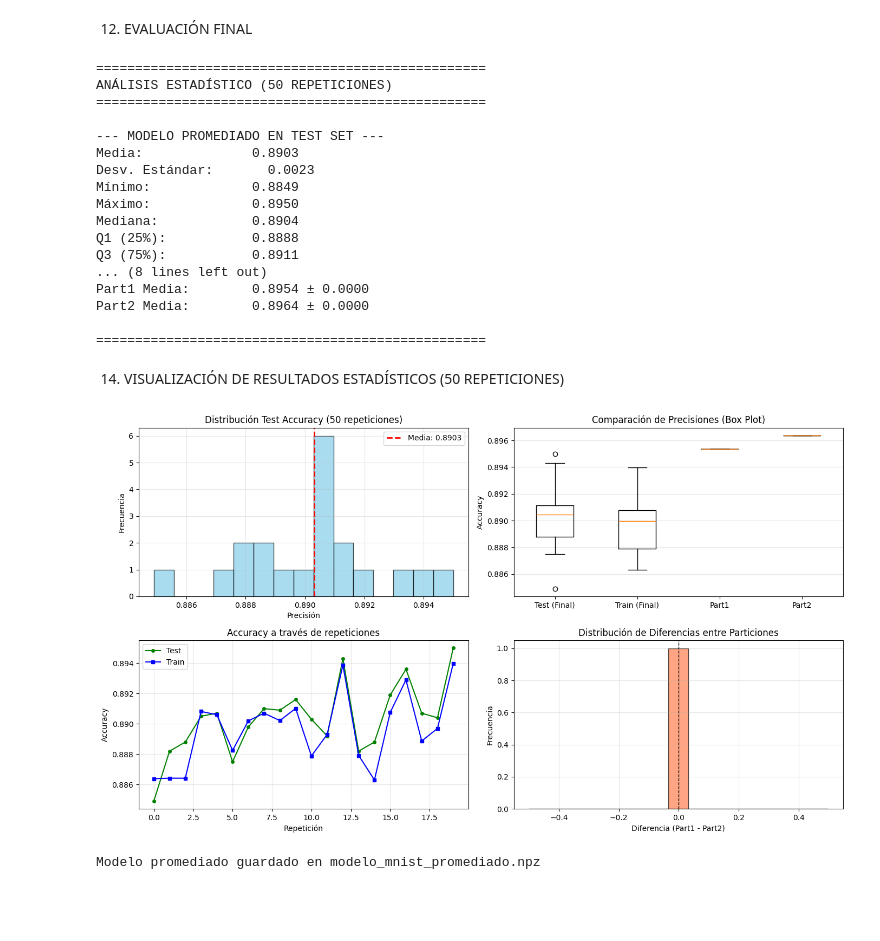
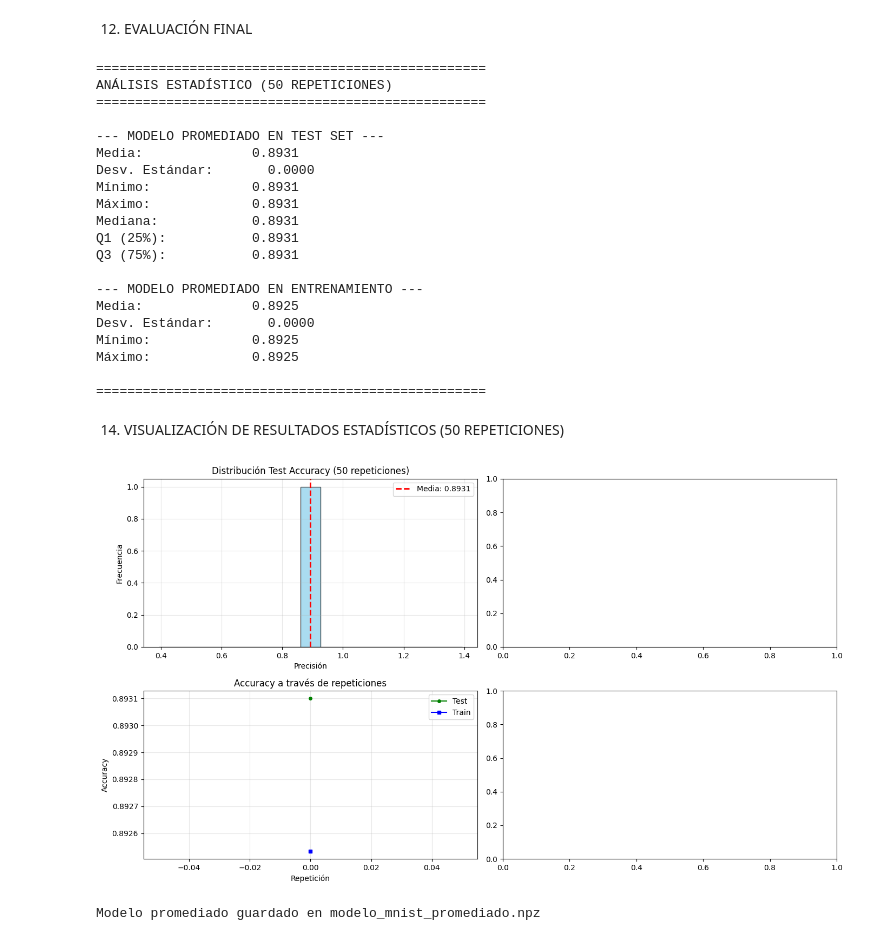
Before and after one commit to JDCM01/entrenamiento_red_neuronal_MNIST, a Jupyter notebook: red_neuronal_MNIST.ipynb, the cells around one changed output. Saved outputs shown, nothing was run; the diff lists cells and outputs as text; code cells hidden in the pictures; blank space fills up the shorter version.

Commit message:
dividiendo el entrenamiento en 4 procesos, aun sin pulir y falta los experimentos

```diff
--- a/red_neuronal_MNIST.ipynb
+++ b/red_neuronal_MNIST.ipynb
@@ -14,7 +14,7 @@ funcion para repartir los datos de entrenamiento en varios  arrays
 # %%
 import numpy as np
 
-def split_dataset(X, y, n_splits=2, shuffle=True, random_state=42):
+def split_dataset(X, y, n_splits=4, shuffle=True, random_state=42):
     """
     Divide X e y en n_splits partes.
 
@@ -371,14 +373,22 @@ def backward(cache, y_true_one_hot, params):
     dz1 = np.dot(dz2, w2.T) * relu_derivative(z1)
     dw1 = np.dot(X.T, dz1)
     db1 = np.sum(dz1, axis=0, keepdims=True)
-
+    """
     # Actualización
     params['w2'] -= LEARNING_RATE * dw2
     params['b2'] -= LEARNING_RATE * db2
     params['w1'] -= LEARNING_RATE * dw1
     params['b1'] -= LEARNING_RATE * db1
+    """
 
-    return dw1, dw2
+    gradient = {
+        'dw1': dw1,
+        'db1': db1,
+        'dw2': dw2,
+        'db2': db2
+        }
+
+    return gradient
 # %% [markdown]
 9. ENTRENAMIENTO (GRADIENT DESCENT NO ESTOCÁSTICO)
 # %%
@@ -389,11 +399,11 @@ def train_batch(X_batch, y_batch, params):
     output, cache = forward(X_batch, params)
     y_one_hot = one_hot(y_batch)
     loss = mse_loss(output, y_one_hot)
-    backward(cache, y_one_hot, params)
+    gradient = backward(cache, y_one_hot, params)
 
     predictions = np.argmax(output, axis=1)
     accuracy = np.mean(predictions == y_batch)
-    return loss, accuracy
+    return  loss, accuracy, gradient
 
 def predict_proba(X, params):
     output, _ = forward(X, params)
@@ -557,8 +611,6 @@ print("="*50)
 # Convertir a arrays numpy para cálculos estadísticos
 train_acc_arr = np.array(resultados_train_acc)
 test_acc_arr = np.array(resultados_test_acc)
-part1_acc_arr = np.array(resultados_train_acc_part1)
-part2_acc_arr = np.array(resultados_train_acc_part2)
 
 # Estadísticas descriptivas
 print("\n--- MODELO PROMEDIADO EN TEST SET ---")
@@ -576,9 +628,6 @@ print(f"Desv. Estándar:       {np.std(train_acc_arr):.4f}")
 print(f"Mínimo:             {np.min(train_acc_arr):.4f}")
 print(f"Máximo:             {np.max(train_acc_arr):.4f}")
 
-print("\n--- PARTICIONES INDIVIDUALES EN ENTRENAMIENTO ---")
-print(f"Part1 Media:        {np.mean(part1_acc_arr):.4f} ± {np.std(part1_acc_arr):.4f}")
-print(f"Part2 Media:        {np.mean(part2_acc_arr):.4f} ± {np.std(part2_acc_arr):.4f}")
 
 print("\n" + "="*50)
 # %% [output]
@@ -587,16 +636,19 @@ ANÁLISIS ESTADÍSTICO (50 REPETICIONES)
 ==================================================
 
 --- MODELO PROMEDIADO EN TEST SET ---
-Media:              0.8903
-Desv. Estándar:       0.0023
-Mínimo:             0.8849
-Máximo:             0.8950
-Mediana:            0.8904
-Q1 (25%):           0.8888
-Q3 (75%):           0.8911
-... (8 lines left out)
-Part1 Media:        0.8954 ± 0.0000
-Part2 Media:        0.8964 ± 0.0000
+Media:              0.8931
+Desv. Estándar:       0.0000
+Mínimo:             0.8931
+Máximo:             0.8931
+Mediana:            0.8931
+Q1 (25%):           0.8931
+Q3 (75%):           0.8931
+
+--- MODELO PROMEDIADO EN ENTRENAMIENTO ---
+Media:              0.8925
+Desv. Estándar:       0.0000
+Mínimo:             0.8925
+Máximo:             0.8925
 
 ==================================================
 # %% [markdown]
@@ -604,45 +656,29 @@ Part2 Media:        0.8964 ± 0.0000
 # %%
 # Visualizar distribución de resultados
 fig, axes = plt.subplots(2, 2, figsize=(14, 8))
 
 # Gráfico 1: Distribución de precisión en test
 axes[0, 0].hist(test_acc_arr, bins=15, color='skyblue', edgecolor='black', alpha=0.7)
 axes[0, 0].axvline(np.mean(test_acc_arr), color='red', linestyle='--', linewidth=2, label=f'Media: {np.mean(test_acc_arr):.4f}')
 axes[0, 0].set_xlabel('Precisión')
 axes[0, 0].set_ylabel('Frecuencia')
 axes[0, 0].set_title('Distribución Test Accuracy (50 repeticiones)')
 axes[0, 0].legend()
 axes[0, 0].grid(True, alpha=0.3)
 
-# Gráfico 2: Box plot comparativo
-box_data = [test_acc_arr, train_acc_arr, part1_acc_arr, part2_acc_arr]
-axes[0, 1].boxplot(box_data, labels=['Test (Final)', 'Train (Final)', 'Part1', 'Part2'])
-axes[0, 1].set_ylabel('Accuracy')
-axes[0, 1].set_title('Comparación de Precisiones (Box Plot)')
-axes[0, 1].grid(True, alpha=0.3, axis='y')
-
 # Gráfico 3: Línea de convergencia
 axes[1, 0].plot(test_acc_arr, 'o-', color='green', label='Test', markersize=4)
 axes[1, 0].plot(train_acc_arr, 's-', color='blue', label='Train', markersize=4)
 axes[1, 0].set_xlabel('Repetición')
 axes[1, 0].set_ylabel('Accuracy')
 axes[1, 0].set_title('Accuracy a través de repeticiones')
 axes[1, 0].legend()
 axes[1, 0].grid(True, alpha=0.3)
 
-# Gráfico 4: Diferencia entre particiones
-diff_particiones = part1_acc_arr - part2_acc_arr
-axes[1, 1].hist(diff_particiones, bins=15, color='coral', edgecolor='black', alpha=0.7)
-axes[1, 1].axvline(0, color='black', linestyle='--', linewidth=1)
-axes[1, 1].set_xlabel('Diferencia (Part1 - Part2)')
-axes[1, 1].set_ylabel('Frecuencia')
-axes[1, 1].set_title('Distribución de Diferencias entre Particiones')
-axes[1, 1].grid(True, alpha=0.3)
-
 plt.tight_layout()
 plt.show()
 # %% [output]
-[figure, old version]
+[figure, new version]
 # %%
 def guardar_modelo(ruta="modelo_mnist_promediado.npz"):
     """Guarda el modelo final promediado."""
```
Also changed, not shown: parts of 4 cells of this notebook.
